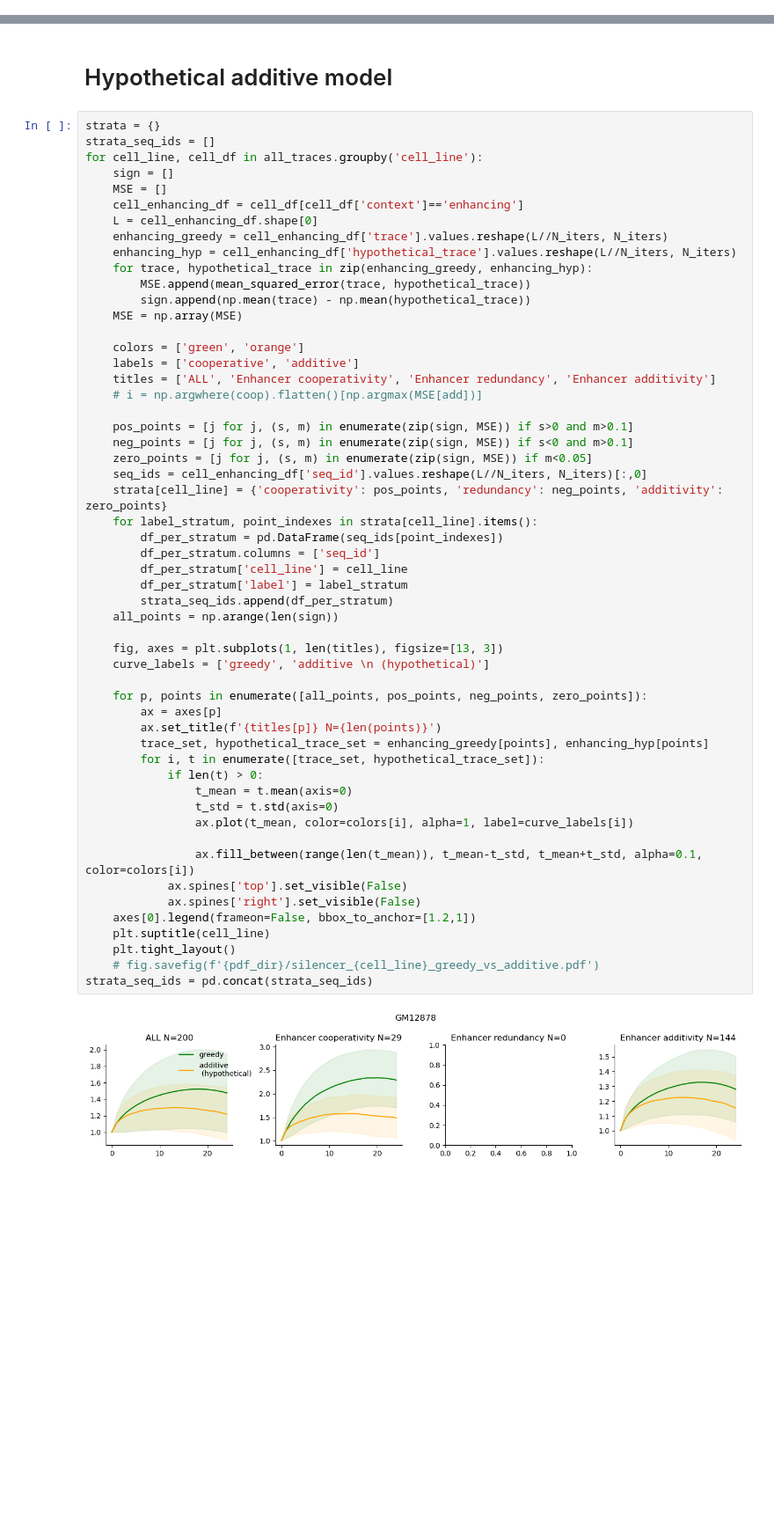
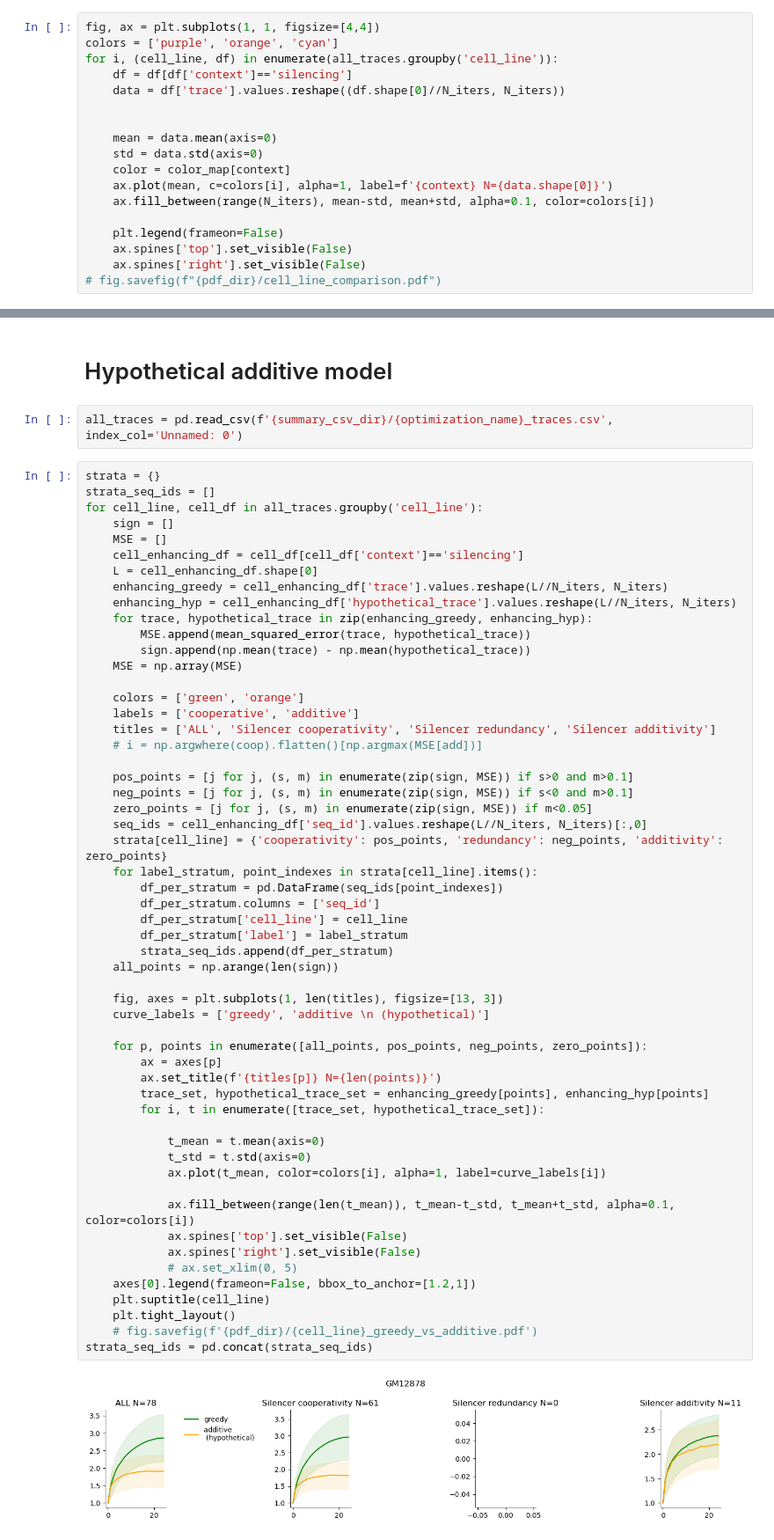
Before and after one commit to p-koo/creme-nn, a Jupyter notebook: figures/silencer_greedy_search.ipynb, the cells around one changed output, grey strips where cells are left out. Shown at 88% size. Drawn from its saved outputs; the diff is of its cells as text; blank space fills up the shorter version.

Commit message:
add silencer notebook updates

```diff
--- a/figures/silencer_greedy_search.ipynb
+++ b/figures/silencer_greedy_search.ipynb
@@ -109,3 +102,21 @@ for (cell_line), all_context_data in all_traces.groupby('cell_line'):
 [figure]
 [figure]
 [figure]
+# %%
+fig, ax = plt.subplots(1, 1, figsize=[4,4])
+colors = ['purple', 'orange', 'cyan']
+for i, (cell_line, df) in enumerate(all_traces.groupby('cell_line')):
+    df = df[df['context']=='silencing']
+    data = df['trace'].values.reshape((df.shape[0]//N_iters, N_iters))
+
+
+    mean = data.mean(axis=0)
+    std = data.std(axis=0)
+    color = color_map[context]
+    ax.plot(mean, c=colors[i], alpha=1, label=f'{context} N={data.shape[0]}')
+    ax.fill_between(range(N_iters), mean-std, mean+std, alpha=0.1, color=colors[i])
+
+    plt.legend(frameon=False)
+    ax.spines['top'].set_visible(False)
+    ax.spines['right'].set_visible(False)
+# fig.savefig(f"{pdf_dir}/cell_line_comparison.pdf")
@@ -112,12 +125,14 @@ for (cell_line), all_context_data in all_traces.groupby('cell_line'):
 # %% [markdown]
 # Hypothetical additive model
+# %%
+all_traces = pd.read_csv(f'{summary_csv_dir}/{optimization_name}_traces.csv', index_col='Unnamed: 0')
 # %%
 strata = {}
 strata_seq_ids = []
 for cell_line, cell_df in all_traces.groupby('cell_line'):
     sign = []
     MSE = []
-    cell_enhancing_df = cell_df[cell_df['context']=='enhancing']
+    cell_enhancing_df = cell_df[cell_df['context']=='silencing']
     L = cell_enhancing_df.shape[0]
     enhancing_greedy = cell_enhancing_df['trace'].values.reshape(L//N_iters, N_iters)
     enhancing_hyp = cell_enhancing_df['hypothetical_trace'].values.reshape(L//N_iters, N_iters)
@@ -128,42 +143,43 @@ for cell_line, cell_df in all_traces.groupby('cell_line'):
 
     colors = ['green', 'orange']
     labels = ['cooperative', 'additive']
-    titles = ['ALL', 'Enhancer cooperativity', 'Enhancer redundancy', 'Enhancer additivity']
+    titles = ['ALL', 'Silencer cooperativity', 'Silencer redundancy', 'Silencer additivity']
     # i = np.argwhere(coop).flatten()[np.argmax(MSE[add])]
 
     pos_points = [j for j, (s, m) in enumerate(zip(sign, MSE)) if s>0 and m>0.1]
     neg_points = [j for j, (s, m) in enumerate(zip(sign, MSE)) if s<0 and m>0.1]
     zero_points = [j for j, (s, m) in enumerate(zip(sign, MSE)) if m<0.05]
     seq_ids = cell_enhancing_df['seq_id'].values.reshape(L//N_iters, N_iters)[:,0]
     strata[cell_line] = {'cooperativity': pos_points, 'redundancy': neg_points, 'additivity': zero_points}
     for label_stratum, point_indexes in strata[cell_line].items():
         df_per_stratum = pd.DataFrame(seq_ids[point_indexes])
         df_per_stratum.columns = ['seq_id']
         df_per_stratum['cell_line'] = cell_line
         df_per_stratum['label'] = label_stratum
         strata_seq_ids.append(df_per_stratum)
     all_points = np.arange(len(sign))
 
     fig, axes = plt.subplots(1, len(titles), figsize=[13, 3])
     curve_labels = ['greedy', 'additive \n (hypothetical)']
 
     for p, points in enumerate([all_points, pos_points, neg_points, zero_points]):
         ax = axes[p]
         ax.set_title(f'{titles[p]} N={len(points)}')
         trace_set, hypothetical_trace_set = enhancing_greedy[points], enhancing_hyp[points]
         for i, t in enumerate([trace_set, hypothetical_trace_set]):
-            if len(t) > 0:
-                t_mean = t.mean(axis=0)
-                t_std = t.std(axis=0)
-                ax.plot(t_mean, color=colors[i], alpha=1, label=curve_labels[i])
 
-                ax.fill_between(range(len(t_mean)), t_mean-t_std, t_mean+t_std, alpha=0.1, color=colors[i])
+            t_mean = t.mean(axis=0)
+            t_std = t.std(axis=0)
+            ax.plot(t_mean, color=colors[i], alpha=1, label=curve_labels[i])
+
+            ax.fill_between(range(len(t_mean)), t_mean-t_std, t_mean+t_std, alpha=0.1, color=colors[i])
             ax.spines['top'].set_visible(False)
             ax.spines['right'].set_visible(False)
+            # ax.set_xlim(0, 5)
     axes[0].legend(frameon=False, bbox_to_anchor=[1.2,1])
     plt.suptitle(cell_line)
     plt.tight_layout()
-    # fig.savefig(f'{pdf_dir}/silencer_{cell_line}_greedy_vs_additive.pdf')
+    # fig.savefig(f'{pdf_dir}/{cell_line}_greedy_vs_additive.pdf')
 strata_seq_ids = pd.concat(strata_seq_ids)
 # %% [output]
-[figure, old version]
+[figure, new version]
```
Also changed, not shown: parts of 10 cells of this notebook.
